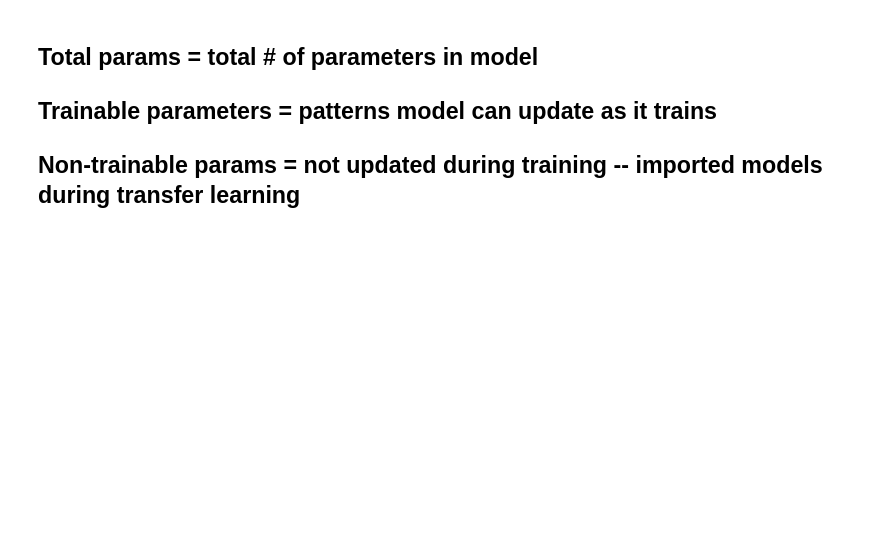
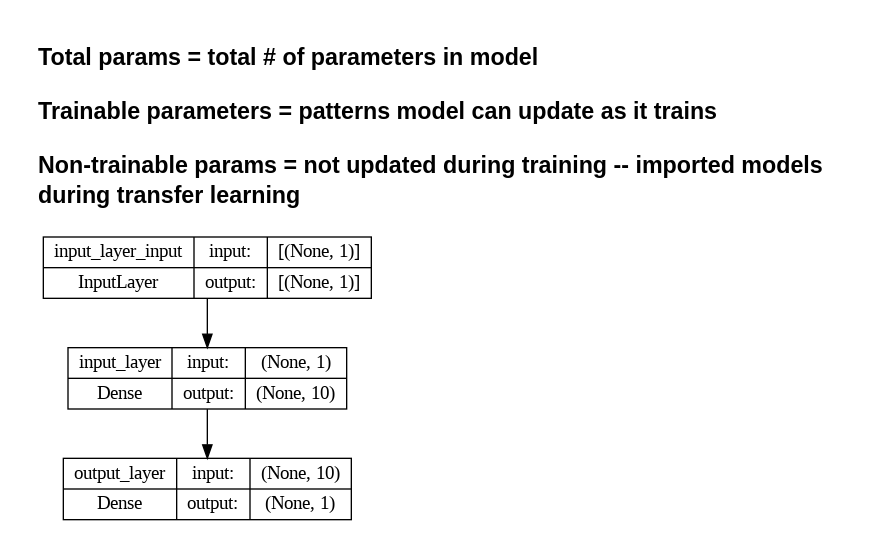
Before and after one commit to BakerSec/tensorflow, a Jupyter notebook: 01_Neural_Network_Regression_with_Tensorflow.ipynb, the cells around one changed output. Cells and saved outputs as stored; diff of their text form; code cells hidden in the pictures; blank space fills up the shorter version.

```diff
--- a/01_Neural_Network_Regression_with_Tensorflow.ipynb
+++ b/01_Neural_Network_Regression_with_Tensorflow.ipynb
@@ -288,9 +289,14 @@ TensorShape([50])
 # Build a model that auto builds by defining input_shape argument in the 1st layer
 tf.random.set_seed(42)
 model = tf.keras.Sequential([
-    tf.keras.layers.Dense(1, input_shape=[1])
-])
+    tf.keras.layers.Dense(10, input_shape=[1], name="input_layer"), # 10 = output
+    # where 1 = input - see plot_model image below
+    tf.keras.layers.Dense(1, name="output_layer")
+], name="Sample_1")
+
+# good to name your layers and models for better organization
 
 model.compile(loss=tf.keras.losses.mae,
               optimizer=tf.keras.optimizers.SGD(),
               metrics=["mae"])
+model.fit(tf.expand_dims(X_train, axis=1), y_train, epochs=100, verbose=0)
@@ -314,0 +328,4 @@ _________________________________________________________________
+# %%
+plot_model(model=model, show_shapes=True)
+# %% [output]
+[figure, added]
```
Also changed, not shown: parts of 6 cells of this notebook.
